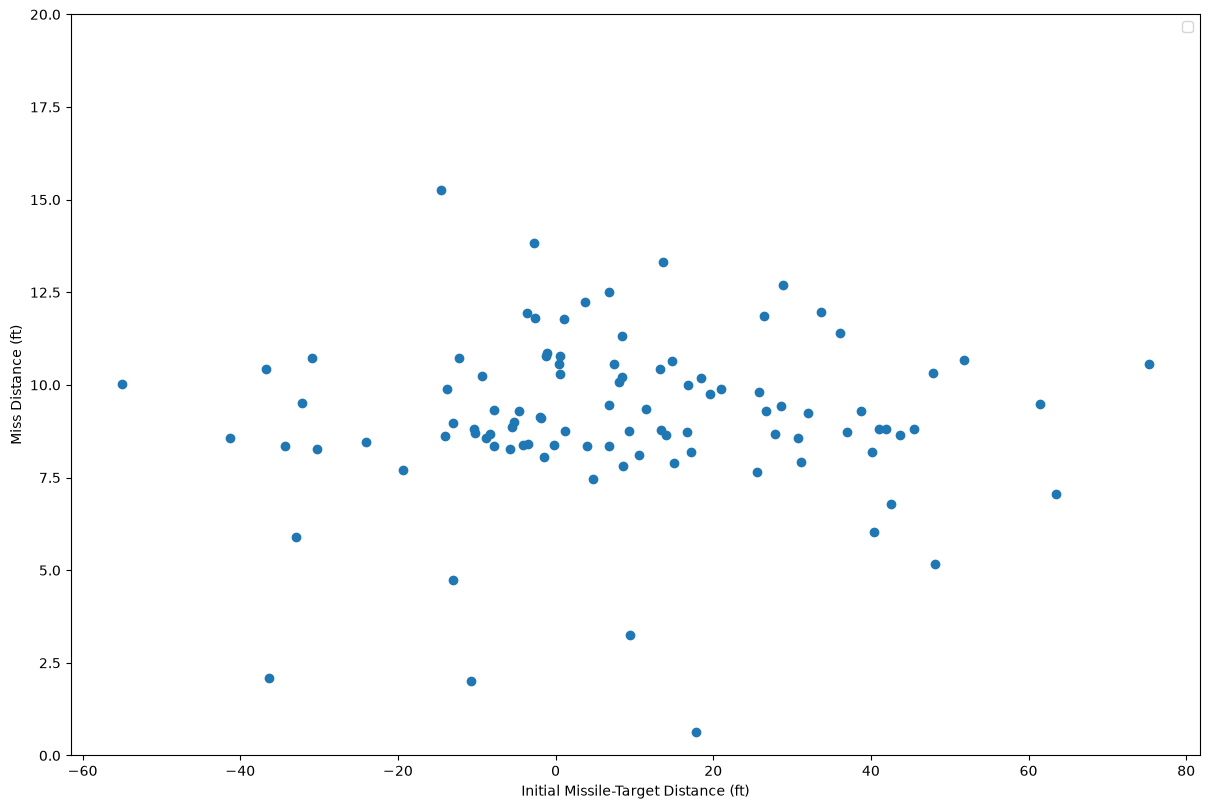
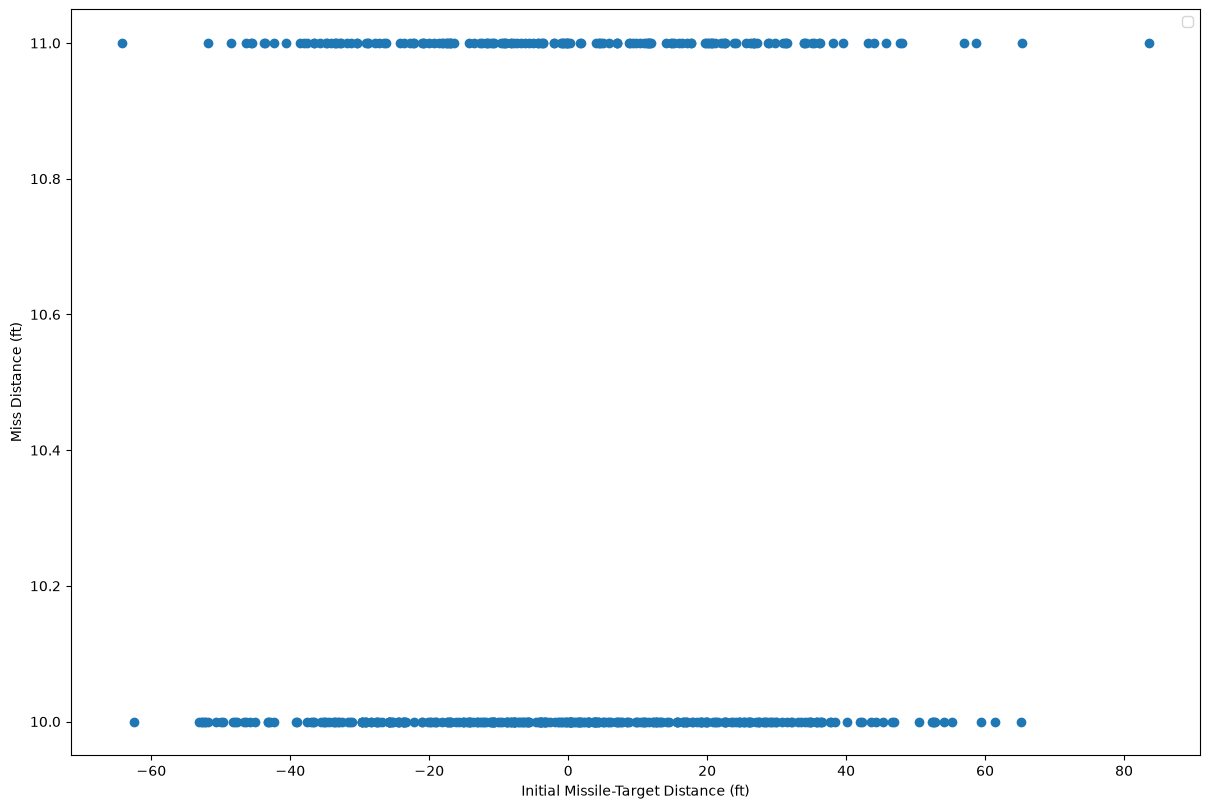
Code edit (unified diff) that turned the first committed figure into the second:
--- before
+++ after
@@ -6,5 +6,5 @@
 
 # ax.set_xlim((0,1200))
-ax.set_ylim((0,20))
+# ax.set_ylim((0,20))
 ax.legend()
 plt.tight_layout()

Commit: Changed velocity and acceleration to hidden variables in filter